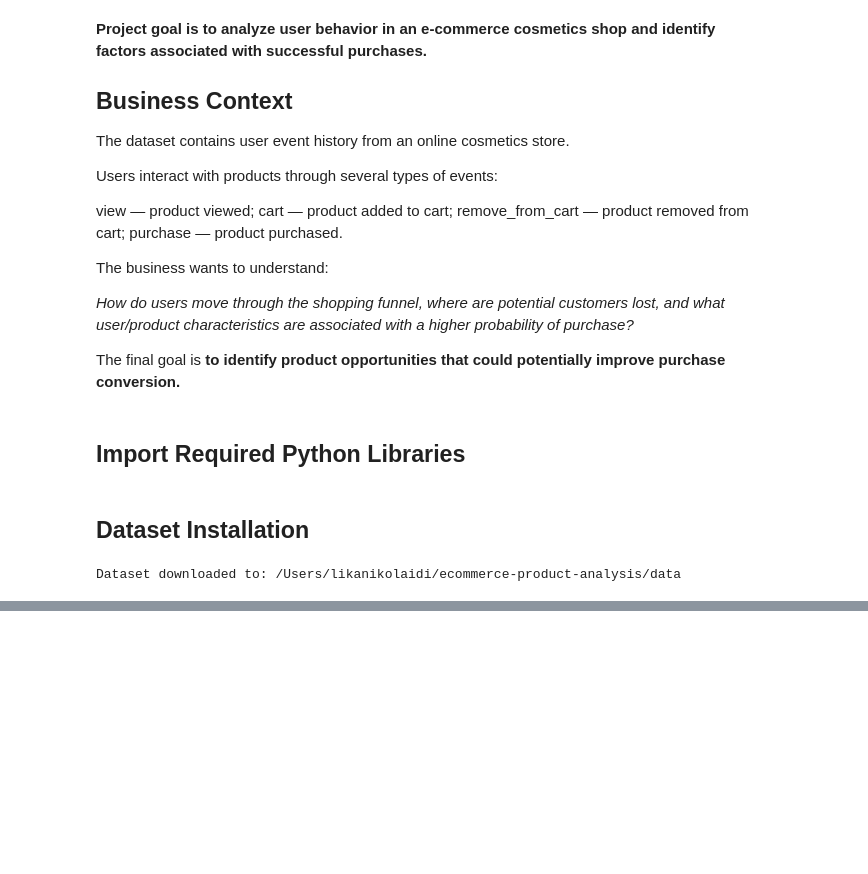
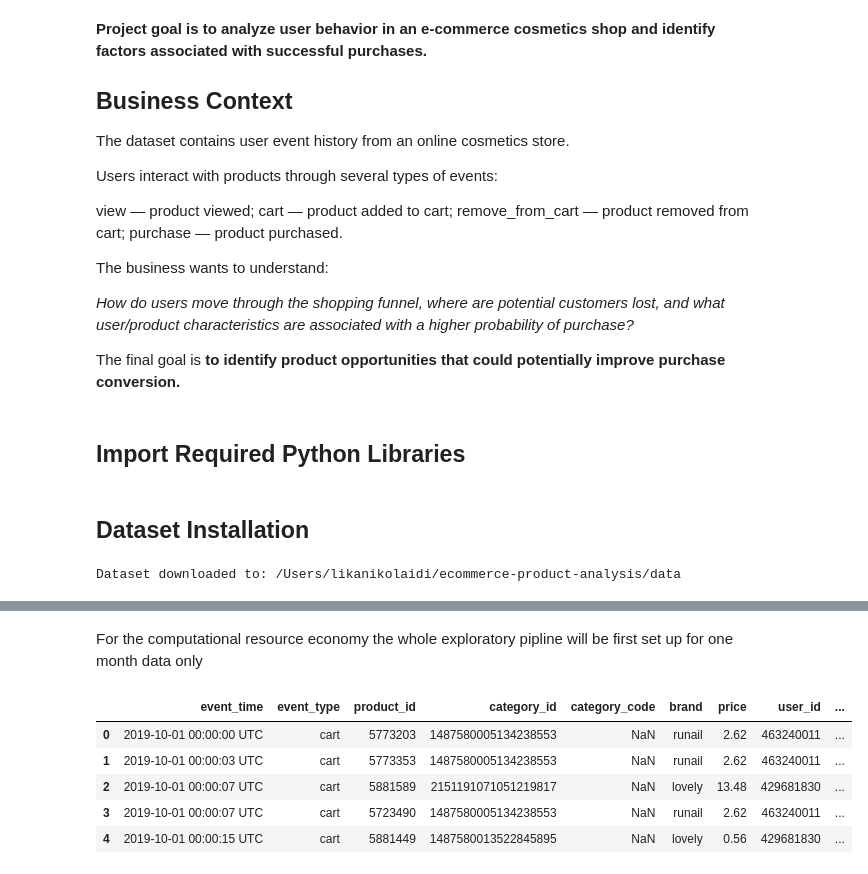
Before and after one commit to moriyuko/ecommerce-product-analysis, a Jupyter notebook: notebook.ipynb, the cells around one changed output, grey strips where cells are left out. Saved outputs shown, nothing was run; the diff lists cells and outputs as text; code cells hidden in the pictures; blank space fills up the shorter version.

```diff
--- a/notebook.ipynb
+++ b/notebook.ipynb
@@ -55,0 +122,12 @@ Dataset downloaded to: /Users/likanikolaidi/ecommerce-product-analysis/data
+# %% [markdown]
+For the computational resource economy the whole exploratory pipline will be first set up for one month data only
+# %%
+oct_df = pd.read_csv("data/2019-Oct.csv")
+oct_df.head()
+# %% [output]
+|  | event_time | event_type | product_id | category_id | category_code | brand | price | user_id | ... |
+| 0 | 2019-10-01 00:00:00 UTC | cart | 5773203 | 1487580005134238553 | NaN | runail | 2.62 | 463240011 | ... |
+| 1 | 2019-10-01 00:00:03 UTC | cart | 5773353 | 1487580005134238553 | NaN | runail | 2.62 | 463240011 | ... |
+| 2 | 2019-10-01 00:00:07 UTC | cart | 5881589 | 2151191071051219817 | NaN | lovely | 13.48 | 429681830 | ... |
+| 3 | 2019-10-01 00:00:07 UTC | cart | 5723490 | 1487580005134238553 | NaN | runail | 2.62 | 463240011 | ... |
+| 4 | 2019-10-01 00:00:15 UTC | cart | 5881449 | 1487580013522845895 | NaN | lovely | 0.56 | 429681830 | ... |
```
Also changed, not shown: parts of 16 cells of this notebook.
